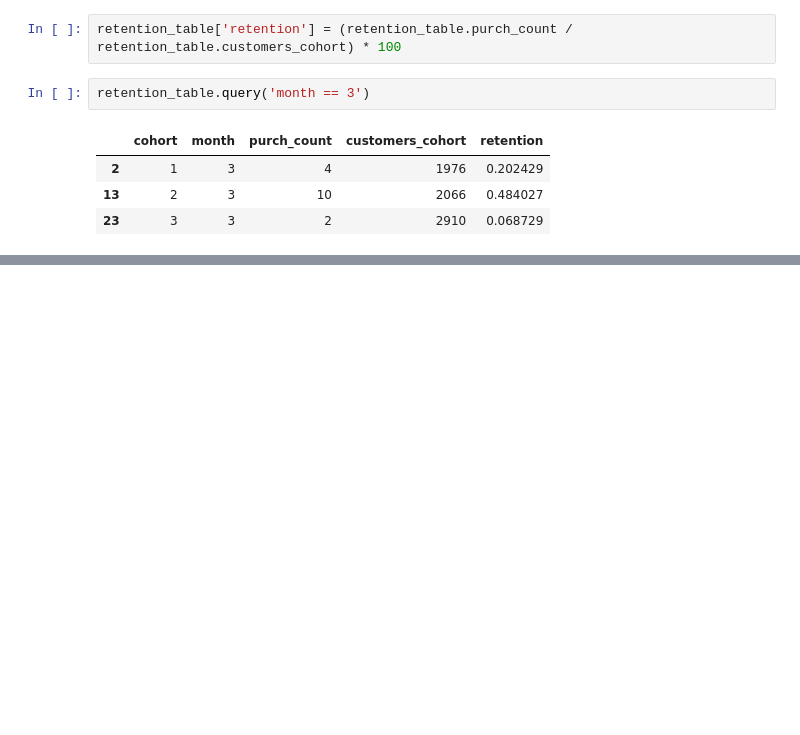
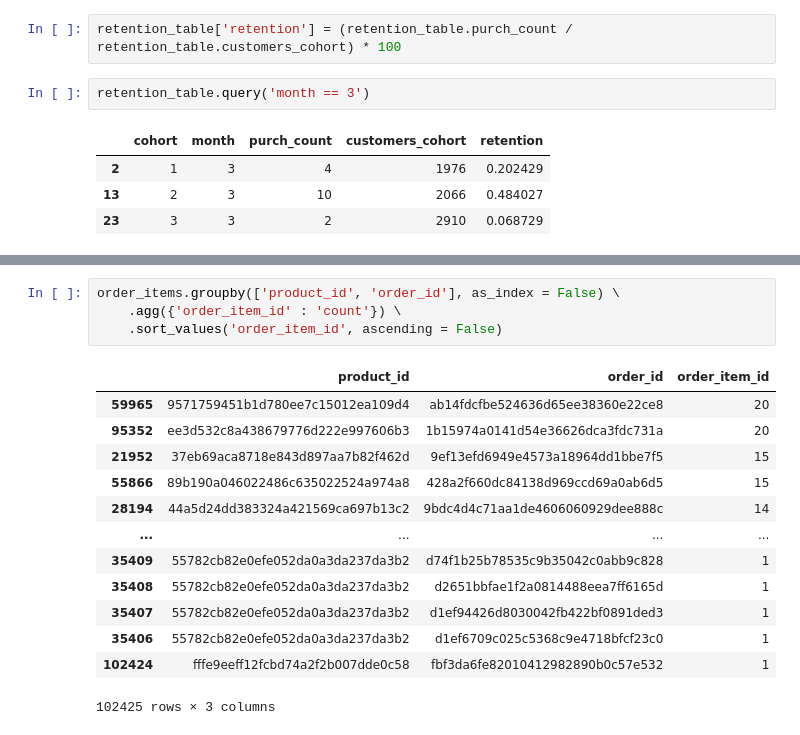
Before and after one commit to defaultisch/first_project, a Jupyter notebook: ecom_project.ipynb, the cells around one changed output, grey strips where cells are left out. Cells and saved outputs as stored; diff of their text form; blank space fills up the shorter version.

```diff
--- a/ecom_project.ipynb
+++ b/ecom_project.ipynb
@@ -671,0 +603,18 @@ retention_table.query('month == 3')
+# %%
+order_items.groupby(['product_id', 'order_id'], as_index = False) \
+    .agg({'order_item_id' : 'count'}) \
+    .sort_values('order_item_id', ascending = False)
+# %% [output]
+|  | product_id | order_id | order_item_id |
+| 59965 | 9571759451b1d780ee7c15012ea109d4 | ab14fdcfbe524636d65ee38360e22ce8 | 20 |
+| 95352 | ee3d532c8a438679776d222e997606b3 | 1b15974a0141d54e36626dca3fdc731a | 20 |
+| 21952 | 37eb69aca8718e843d897aa7b82f462d | 9ef13efd6949e4573a18964dd1bbe7f5 | 15 |
+| 55866 | 89b190a046022486c635022524a974a8 | 428a2f660dc84138d969ccd69a0ab6d5 | 15 |
+| 28194 | 44a5d24dd383324a421569ca697b13c2 | 9bdc4d4c71aa1de4606060929dee888c | 14 |
+| ... | ... | ... | ... |
+| 35409 | 55782cb82e0efe052da0a3da237da3b2 | d74f1b25b78535c9b35042c0abb9c828 | 1 |
+| 35408 | 55782cb82e0efe052da0a3da237da3b2 | d2651bbfae1f2a0814488eea7ff6165d | 1 |
+| 35407 | 55782cb82e0efe052da0a3da237da3b2 | d1ef94426d8030042fb422bf0891ded3 | 1 |
+| 35406 | 55782cb82e0efe052da0a3da237da3b2 | d1ef6709c025c5368c9e4718bfcf23c0 | 1 |
+| 102424 | fffe9eeff12fcbd74a2f2b007dde0c58 | fbf3da6fe82010412982890b0c57e532 | 1 |
+102425 rows × 3 columns
```
Also changed, not shown: parts of 39 cells of this notebook, 1 other file.
